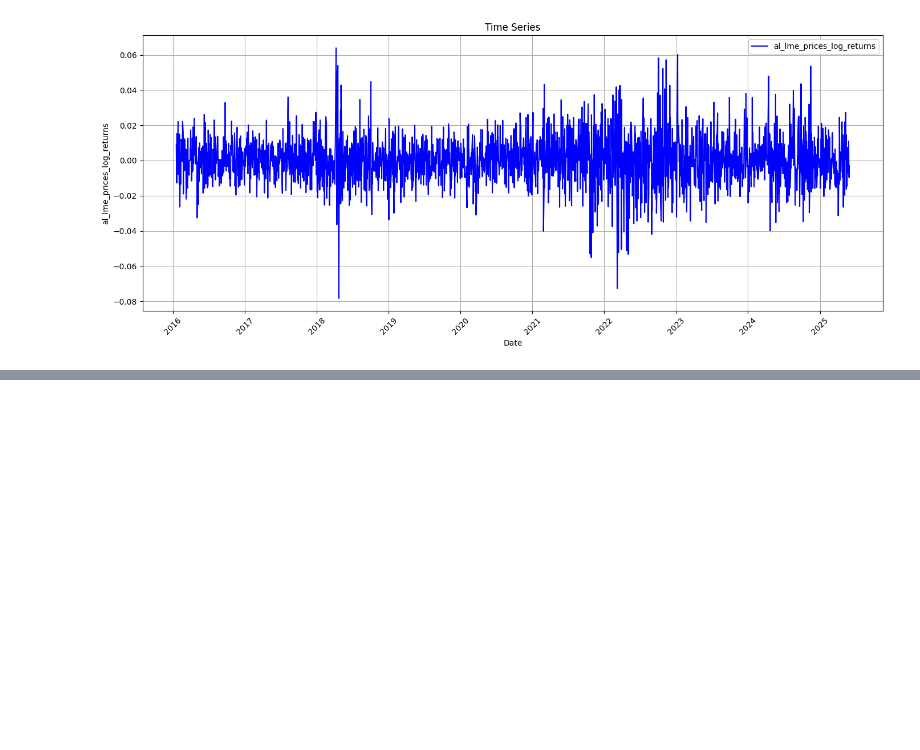
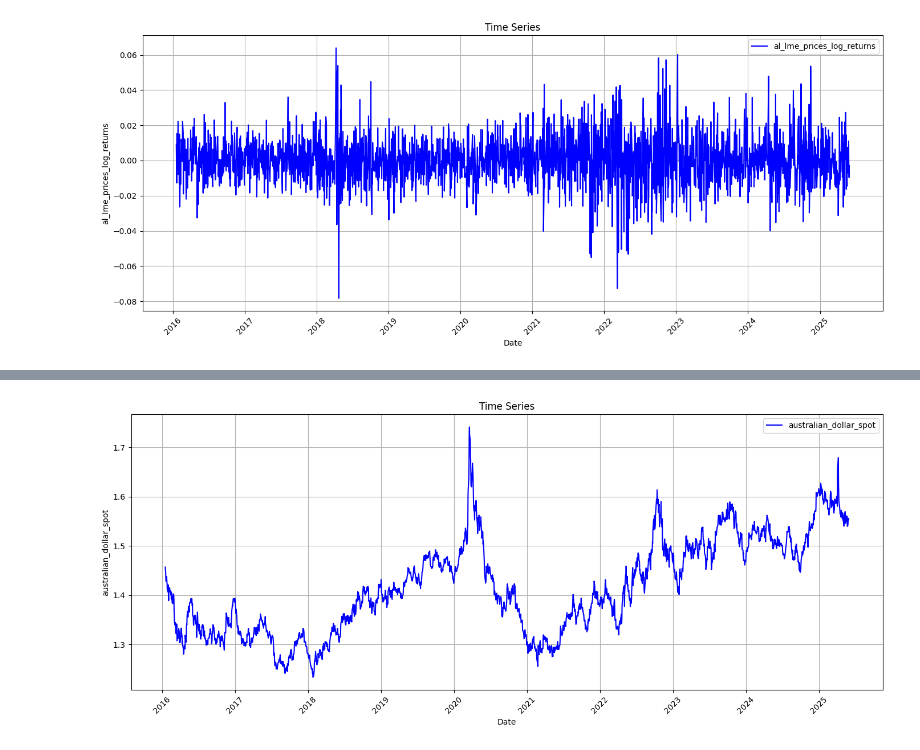
Before and after one commit to panstenos/Commodity-Optionality-Pricing-UCL-Dissertation, a Jupyter notebook: Data/EDA.ipynb, the cells around one changed output, grey strips where cells are left out. Cells and saved outputs as stored; diff of their text form; code cells hidden in the pictures; blank space fills up the shorter version.

```diff
--- a/Data/EDA.ipynb
+++ b/Data/EDA.ipynb
@@ -320,2 +330,11 @@ _ = line_plot(df['date'], df[df.columns[1]], df.columns[1], show=True)
+# %%
+inverse_currencies = ['euro_spot', 'australian_dollar_spot', 'uk_pound_spot']
+
+for forex_ratio in inverse_currencies:
+    df[forex_ratio] = 1 / df[forex_ratio]
+# %%
+_ = line_plot(df['date'], df['australian_dollar_spot'], 'australian_dollar_spot', show=True)
+# %% [output]
+[figure, added]
 # %%
 df.to_csv('aluminium_pre_inputs.csv', index=False)
```
Also changed, not shown: parts of 5 cells of this notebook.
